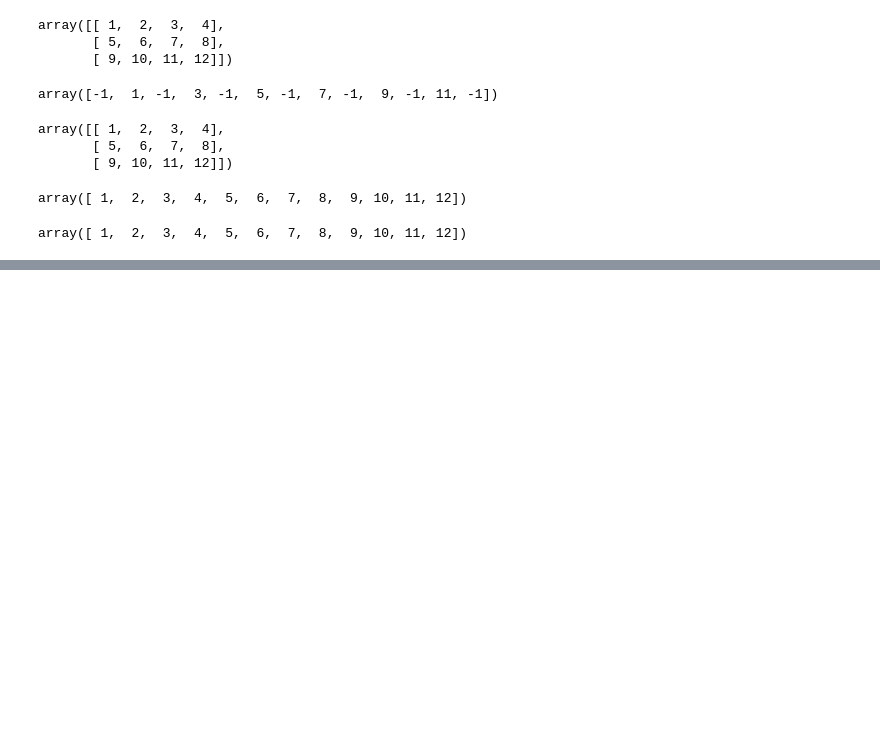
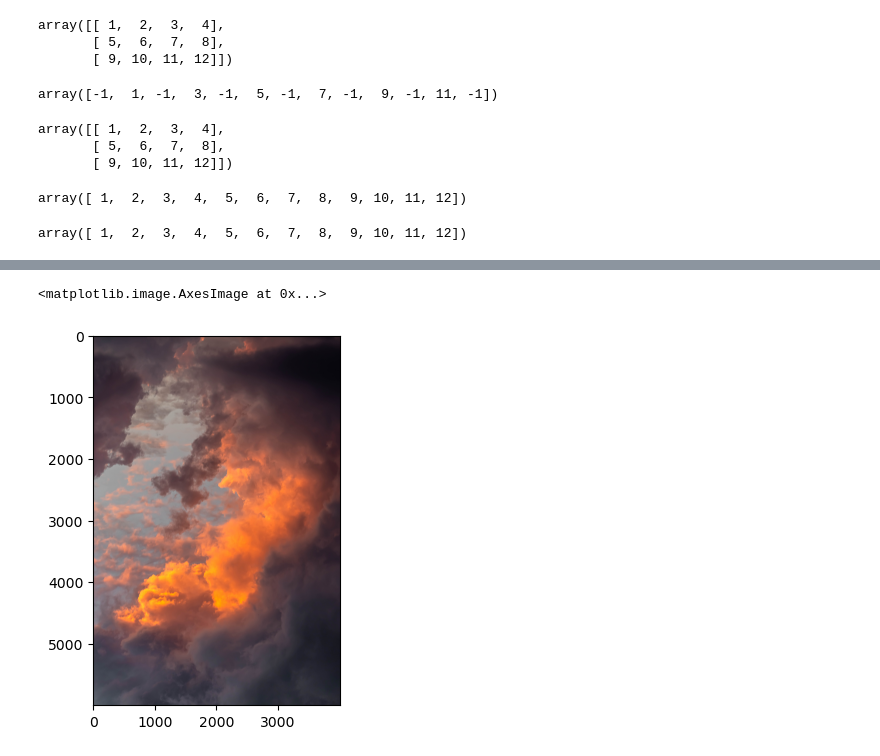
Before and after one commit to jeeet0700/Numpy, a Jupyter notebook: Numpy Final-Cut.ipynb, the cells around one changed output, grey strips where cells are left out. Drawn from its saved outputs; the diff is of its cells as text; code cells hidden in the pictures; blank space fills up the shorter version.

```diff
--- a/Numpy Final-Cut.ipynb
+++ b/Numpy Final-Cut.ipynb
@@ -1719,0 +1976,5 @@ array([6041,   25, 5461, 4545, 4340, 1230,   61, 1258, 3148, 4687, 3519,
+# %%
+plt.imshow(image[::-1,:,:])
+# %% [output]
+<matplotlib.image.AxesImage at 0x...>
+[figure, added]
```
Also changed, not shown: parts of 135 cells of this notebook.
